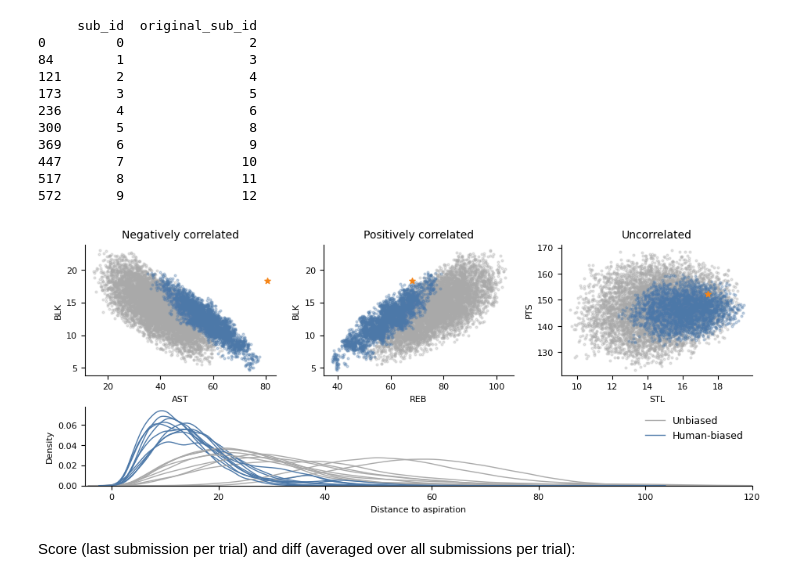
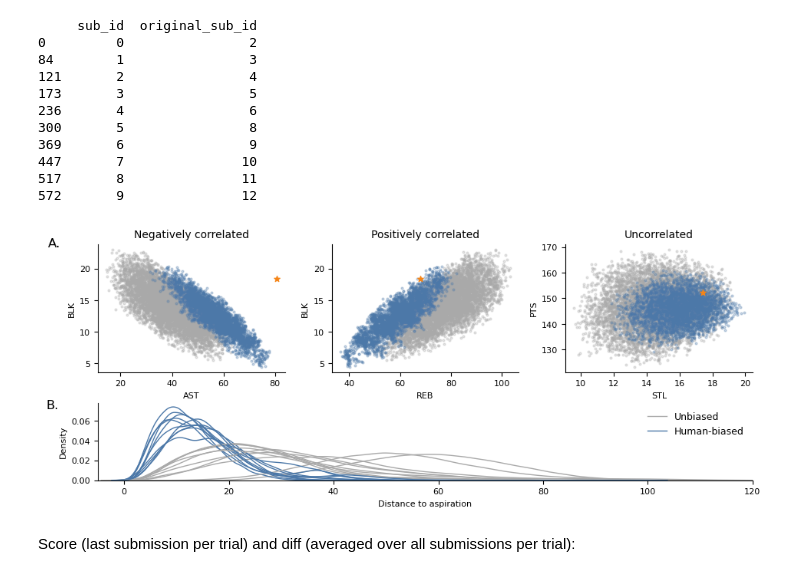
Before and after one commit to rameshsrinivasanuci/multiobjective, a Jupyter notebook: chi_figures.ipynb, the cells around one changed output. Cells and saved outputs as stored; diff of their text form; code cells hidden in the pictures.

```diff
--- a/chi_figures.ipynb
+++ b/chi_figures.ipynb
@@ -127,7 +127,7 @@ query_pt = np.asarray(info.loc[0, "server_result.rec"])
 from mrs import _safe_iqr, density_filter
 
 unbiased_pf_filtered, _ = density_filter(unbiased_pf, 0.8)
-biased_pf_filtered, _ = density_filter(biased_pf, 0.8)
+biased_pf_filtered = biased_pf
 # %%
 import math
 
@@ -410,6 +410,12 @@ ax1.scatter(aspi[1], aspi[3], color="#F58518", alpha=1, s=30, marker="*", label=
 ax1.set_title("Negatively correlated")
 ax1.set_xlabel(objective_names[1])
 ax1.set_ylabel(objective_names[3])
+ax1.text(
+    -0.27, 1.05, "A.",
+    transform=ax1.transAxes,
+    fontsize=12,
+    va="top"
+)
 ax2.scatter(unbiased_pf_filtered[:, 0], unbiased_pf_filtered[:, 3], color=CONDITION_COLORS[1], alpha=0.3, s=4, label="PF")
 ax2.scatter(biased_pf_filtered[:, 0], biased_pf_filtered[:, 3], color=CONDITION_COLORS[0], alpha=0.3, s=4, label="PF")
 ax2.scatter(aspi[0], aspi[3], color="#F58518", alpha=1, s=30, marker="*", label="Aspiration")
@@ -469,34 +475,40 @@ for i, row in enumerate(subject_mapping.itertuples(index=False)):
         distances_biased.append(
             np.linalg.norm(biased_pf - aspiration, axis=1)
         )
     distances_unbiased = np.concatenate(distances_unbiased)
     distances_biased = np.concatenate(distances_biased)
     sns.kdeplot(
         distances_unbiased,
         ax=ax_dist,
         fill=False,
         color=CONDITION_COLORS[1],
         linewidth=1,
         label="Unbiased" if i == 0 else None,
     )
     sns.kdeplot(
         distances_biased,
         ax=ax_dist,
         fill=False,
         color=CONDITION_COLORS[0],
         linewidth=1,
         label="Human-biased" if i == 0 else None,
     )
 ax_dist.spines["top"].set_visible(False)
 ax_dist.spines["right"].set_visible(False)
 ax_dist.set_xlim(-5, 120)
 ax_dist.set_xlabel("Distance to aspiration")
 ax_dist.set_ylabel("Density")
 ax_dist.legend(frameon=False, loc="upper right")
+ax_dist.text(
+    -0.08, 1.05, "B.",
+    transform=ax_dist.transAxes,
+    fontsize=12,
+    va="top"
+)
 plt.tight_layout()
 fig.savefig("figure_pf.png", dpi=300, bbox_inches="tight")
 # %% [output]
-[figure, old version]
+[figure, new version]
 # %% [markdown]
 Score (last submission per trial) and diff (averaged over all submissions per trial):
 # %%
```
Also changed, not shown: 2 other files.
